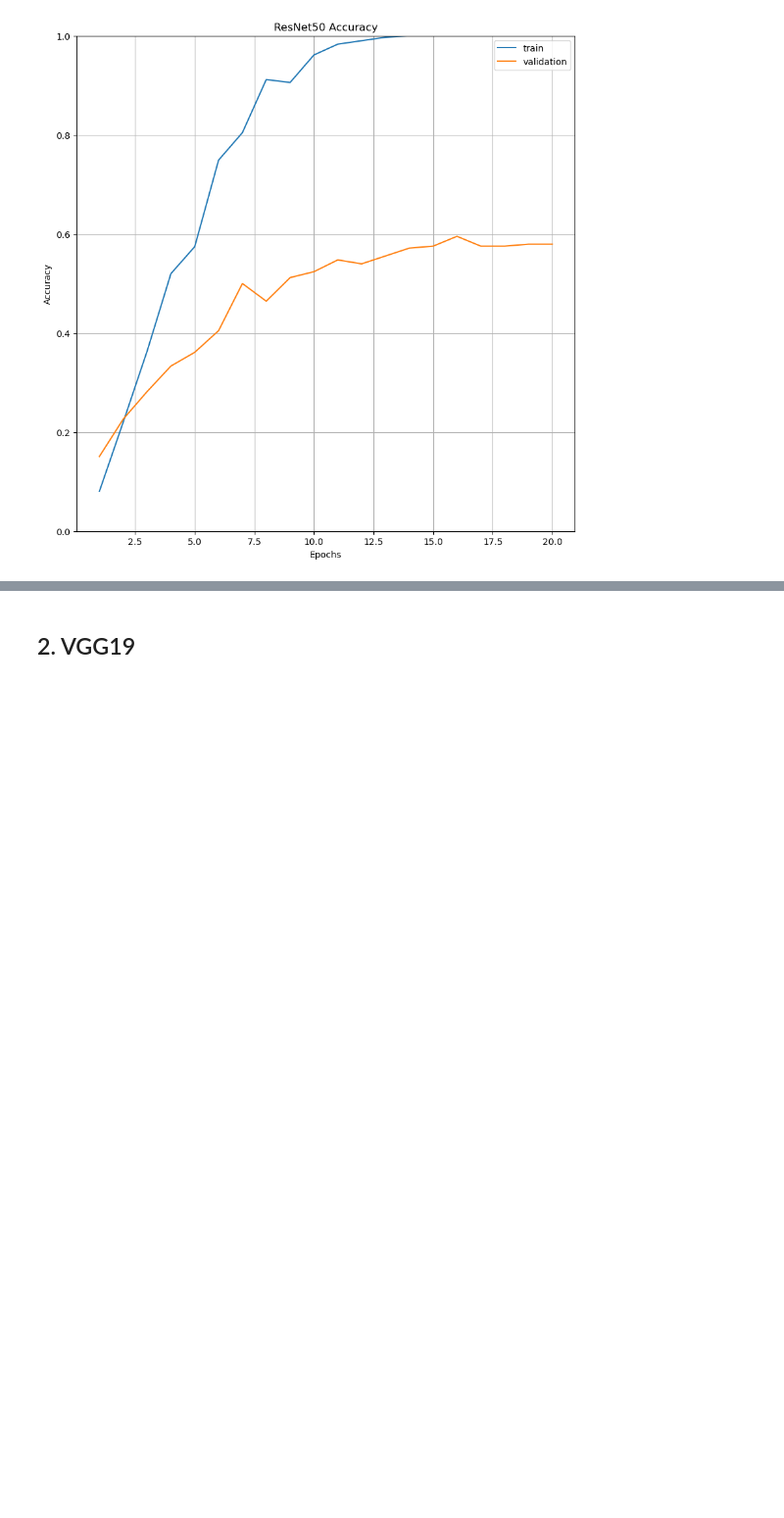
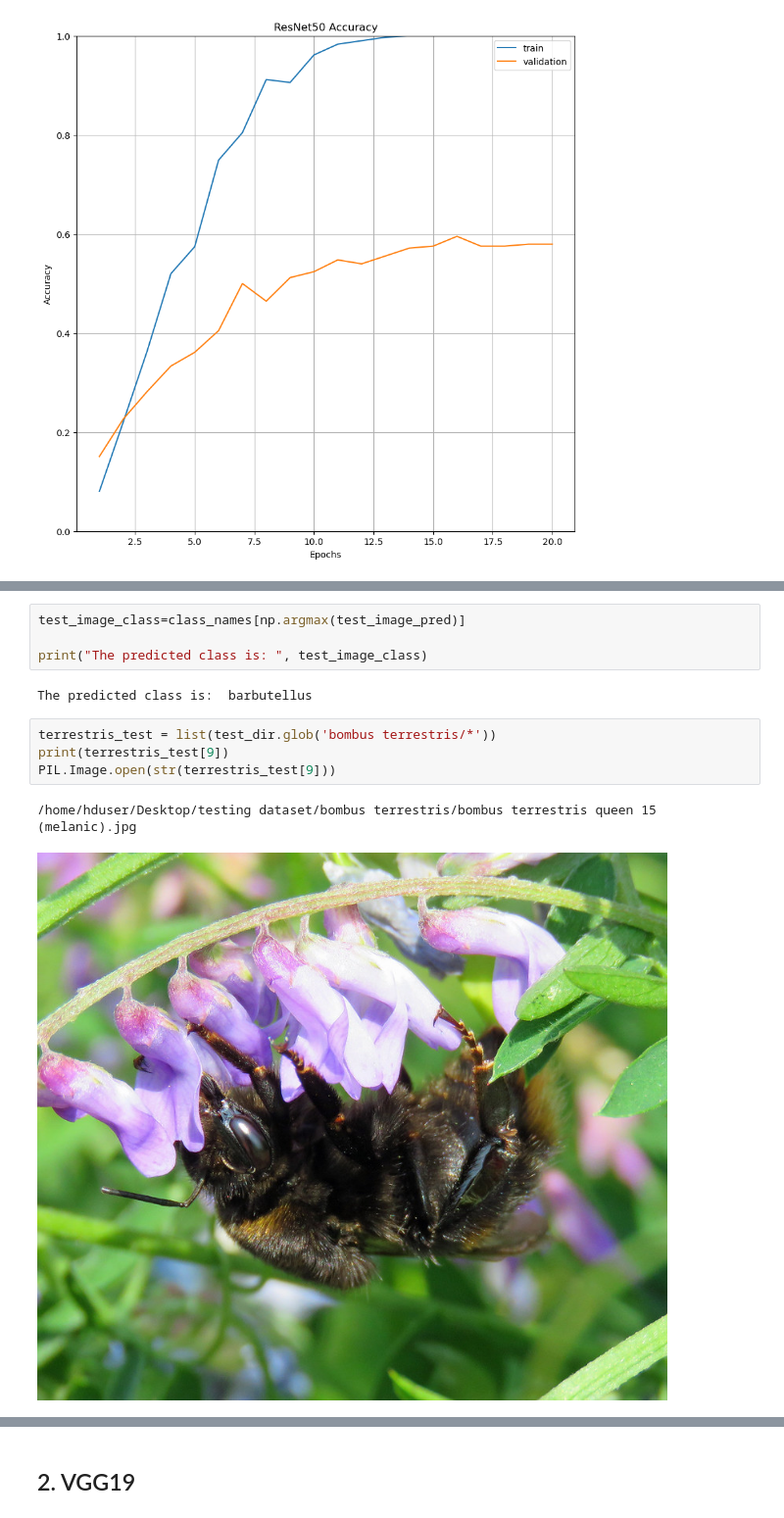
Before and after one commit to alecfei/bumblebee-classification, a Jupyter notebook: testing_processed.ipynb, the cells around one changed output, grey strips where cells are left out. Shown at 98% size. Saved outputs shown, nothing was run; the diff lists cells and outputs as text; blank space fills up the shorter version.

```diff
--- a/testing_processed.ipynb
+++ b/testing_processed.ipynb
@@ -198,0 +231,13 @@ plt.show()
+# %%
+test_image_class=class_names[np.argmax(test_image_pred)]
+
+print("The predicted class is: ", test_image_class)
+# %% [output]
+The predicted class is:  barbutellus
+# %%
+terrestris_test = list(test_dir.glob('bombus terrestris/*'))
+print(terrestris_test[9])
+PIL.Image.open(str(terrestris_test[9]))
+# %% [output]
+/home/hduser/Desktop/testing dataset/bombus terrestris/bombus terrestris queen 15 (melanic).jpg
+[figure, added]
```
Also changed, not shown: parts of 10 cells of this notebook.
